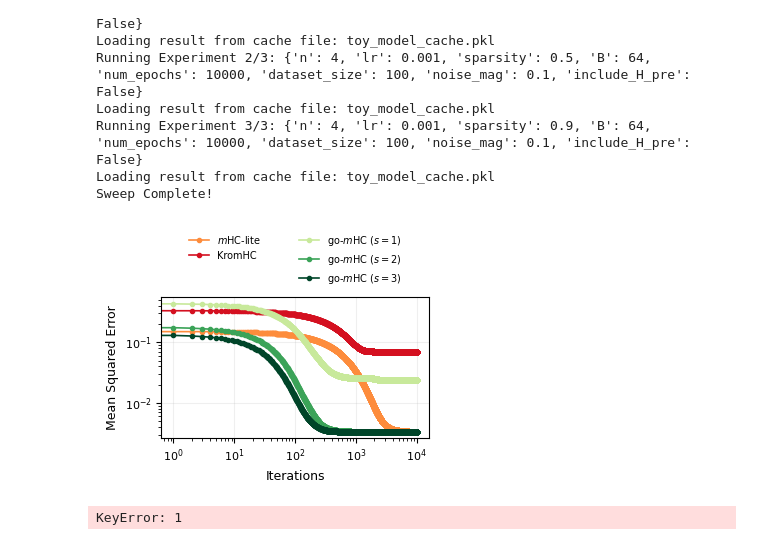
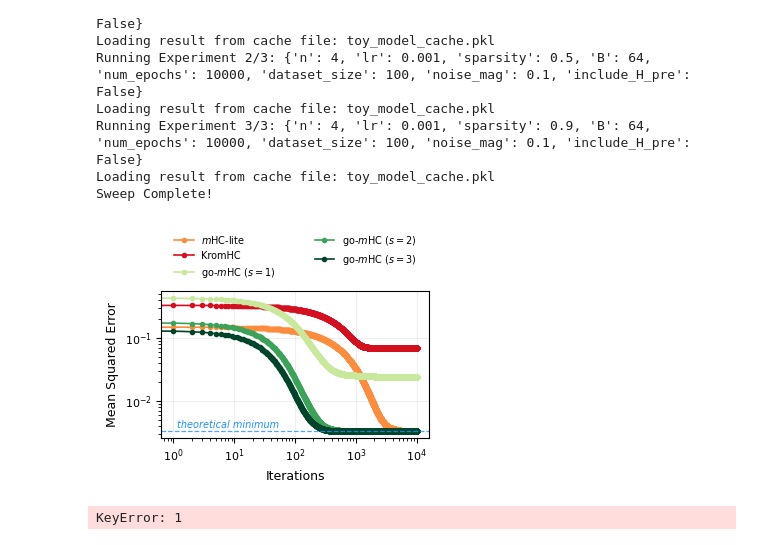
Before and after one commit to itstorque/go-mHC, a Jupyter notebook: omHC_toy_model_routing.ipynb, the cells around one changed output. Saved outputs shown, nothing was run; the diff lists cells and outputs as text; code cells hidden in the pictures.

```diff
--- a/omHC_toy_model_routing.ipynb
+++ b/omHC_toy_model_routing.ipynb
@@ -768,10 +786,11 @@ Sweep Complete!
 # %%
 import matplotlib.pyplot as plt
 import numpy as np
+from matplotlib.lines import Line2D
 
 # --- ICML Styling Constants ---
 COLUMN_WIDTH = 3.5
-FIG_SIZE = (COLUMN_WIDTH * 2, COLUMN_WIDTH * 1.2)  # wider for 4x2 grid
+FIG_SIZE = (COLUMN_WIDTH * 2, COLUMN_WIDTH * 1.2)
 
 plt.rcParams.update({
     "text.usetex": False,
@@ -781,9 +800,10 @@ plt.rcParams.update({
     "xtick.labelsize": 8,
     "ytick.labelsize": 8,
     "lines.linewidth": 1.2,
-    "figure.autolayout": False  # we'll use tight_layout manually
+    "figure.autolayout": False
 })
 
+noise_floor = (sweep_config['noise_mag'][0] ** 2) / 3
 colors = [*plt.cm.YlOrRd([0.5, 0.8]), "k", *plt.cm.YlGn(np.linspace(0.3, 1, 3))]
 
 fig, axes = plt.subplots(2, 4, figsize=FIG_SIZE, sharex=True, sharey=True)
@@ -814,12 +834,13 @@ for dim in range(len(sweep_config['n'])):
                 alpha=0 if label == " " else 1, marker='.', markersize=2, rasterized=True)
         i += 1
 
+    ax.axhline(y=noise_floor, color='dodgerblue', linestyle='--', linewidth=0.9, alpha=0.8)
+
     ax.set_yscale('log')
     ax.set_xscale('log')
     ax.set_title(f"$d={sweep_config['n'][dim]}$", fontsize=8)
     ax.grid(True, which="major", ls="-", alpha=0.2)
 
-    # Only label outer axes
     if dim >= 4:
         ax.set_xlabel("Iterations")
     if dim % 4 == 0:
@@ -827,8 +848,14 @@ for dim in range(len(sweep_config['n'])):
 
 # Single shared legend from the last subplot's handles
 handles, labels = axes[-1].get_legend_handles_labels()
-# Filter out the blank spacer entry
 filtered = [(h, l) for h, l in zip(handles, labels) if l.strip()]
+
+# Append noise floor handle manually
+filtered.append((
+    Line2D([0], [0], color='dodgerblue', linestyle='--', linewidth=0.9, alpha=0.8),
+    'minimum achievable MSE'
+))
+
 fig.legend(*zip(*filtered),
            loc='lower center',
            bbox_to_anchor=(0.5, -0.02),
@@ -868,6 +895,8 @@ Loading result from cache file: toy_model_cache.pkl
 Sweep Complete!
 # %%
 import matplotlib.pyplot as plt
+from matplotlib.lines import Line2D
+import numpy as np
 
 # --- ICML Styling Constants ---
 COLUMN_WIDTH = 3.5
@@ -875,8 +904,6 @@ FIG_SIZE = (COLUMN_WIDTH, COLUMN_WIDTH * 0.8)
 
 plt.rcParams.update({
     "text.usetex": False,
-    # "font.family": "serif",
-    # "font.serif": ["Times New Roman", "Times", "DejaVu Serif"],
     "font.size": 9,
     "axes.labelsize": 9,
     "legend.fontsize": 8,
@@ -884,66 +911,66 @@ plt.rcParams.update({
     "ytick.labelsize": 8,
     "lines.linewidth": 1.2,
     "figure.autolayout": True
 })
 
+noise_floor = (sweep_config['noise_mag'][0] ** 2) / 3
+
 plt.figure(figsize=FIG_SIZE)
 
-# Use a consistent color palette
-# colors = ['#377eb8', '#ff7f00', '#4daf4a', '#f781bf', '#a65628', '#984ea3', '#999999']
-
-# colors = [*plt.cm.YlGn([0.5, 0.8]), "k", *plt.cm.YlOrRd(np.linspace(0.3, 1, 3))]
 colors = [*plt.cm.YlOrRd([0.5, 0.8]), "k", *plt.cm.YlGn(np.linspace(0.3, 1, 3))]
 
-# Data mapping for easier iteration
 for dim in range(len(sweep_config['n'])):
     histories = {
-        # 'n! Parameters': hist_alpha,
         '$m$HC-lite': [],
         'KromHC': [],
         ' ': [],
         'go-$m$HC ($s=1$)': all_histories[dim]['gu_1'],
         'go-$m$HC ($s=2$)': all_histories[dim]['gu_2'],
         'go-$m$HC ($s=3$)': all_histories[dim]['gu_3']
     }
-    if sweep_config['n'][dim].bit_count()==1:
-        histories['KromHC']=all_histories[dim]['kromhc']
+    if sweep_config['n'][dim].bit_count() == 1:
+        histories['KromHC'] = all_histories[dim]['kromhc']
+    if sweep_config['n'][dim] < 7:
+        histories['$m$HC-lite'] = all_histories[dim]['mhc_lite']
 
-    if sweep_config['n'][dim] < 7:
-        histories['$m$HC-lite']=all_histories[dim]['mhc_lite']
+    i = 0
+    for label in histories:
+        data = histories[label]
+        plt.plot(data, label=label, color=colors[i],
+                 alpha=0 if label == " " else 1, marker='.', rasterized=True)
+        i += 1
 
-
-    #color_dict={mhc_lite=}
-    # Plotting with refined styles
-
-    i=0
-    for label in histories:
-        data=histories[label]
-        plt.plot(data, label=label, color=colors[i], alpha=0 if label==" " else 1, marker='.', rasterized=True)
-        i+=1
+    plt.axhline(y=noise_floor, color='dodgerblue', linestyle='--', linewidth=0.9, alpha=0.8)
 
     plt.yscale('log')
     plt.xscale('log')
-
-    #np.logspace(0, 4, 101, dtype=int)
-
     plt.xlabel("Iterations")
     plt.ylabel("Mean Squared Error")
-
-    # Minimal grid for better readability in print
     plt.grid(True, which="major", ls="-", alpha=0.2)
 
-    # Legend placed above to avoid covering convergence trajectories
-    plt.legend(loc='lower center',
-            bbox_to_anchor=(0.5, 1.02),
-            ncol=2,
-            frameon=False,
-            fontsize=7, columnspacing=4)
+    # --- Annotate noise floor line ---
+    ax = plt.gca()
+    ax.annotate('theoretical minimum', xy=(0.46, noise_floor-0.0005), xycoords=('axes fraction', 'data'),
+                xytext=(-4, 4), textcoords='offset points',
+                ha='right', va='bottom',
+                color='dodgerblue', fontstyle='italic', fontsize=7)
 
-    # plt.ylim(10**(-4.5))
-    plt.savefig('loss_trajectory.pdf', bbox_inches='tight', dpi=300)
+    # Build legend handles, filtering the blank spacer
+    handles, labels = ax.get_legend_handles_labels()
+    filtered = [(h, l) for h, l in zip(handles, labels) if l.strip()]
+
+    plt.legend(*zip(*filtered),
+               loc='lower center',
+               bbox_to_anchor=(0.5, 1.02),
+               ncol=2,
+               frameon=False,
+               fontsize=7,
+               columnspacing=4)
+
+    plt.savefig('loss_trajectory_with_floor.pdf', bbox_inches='tight', dpi=300)
     plt.show()
 # %% [output]
-[figure, old version]
+[figure, new version]
 # %%
 # reset rcParams to default before applying new style
 plt.rcParams.update(plt.rcParamsDefault)
```
Also changed, not shown: parts of 3 cells of this notebook.
